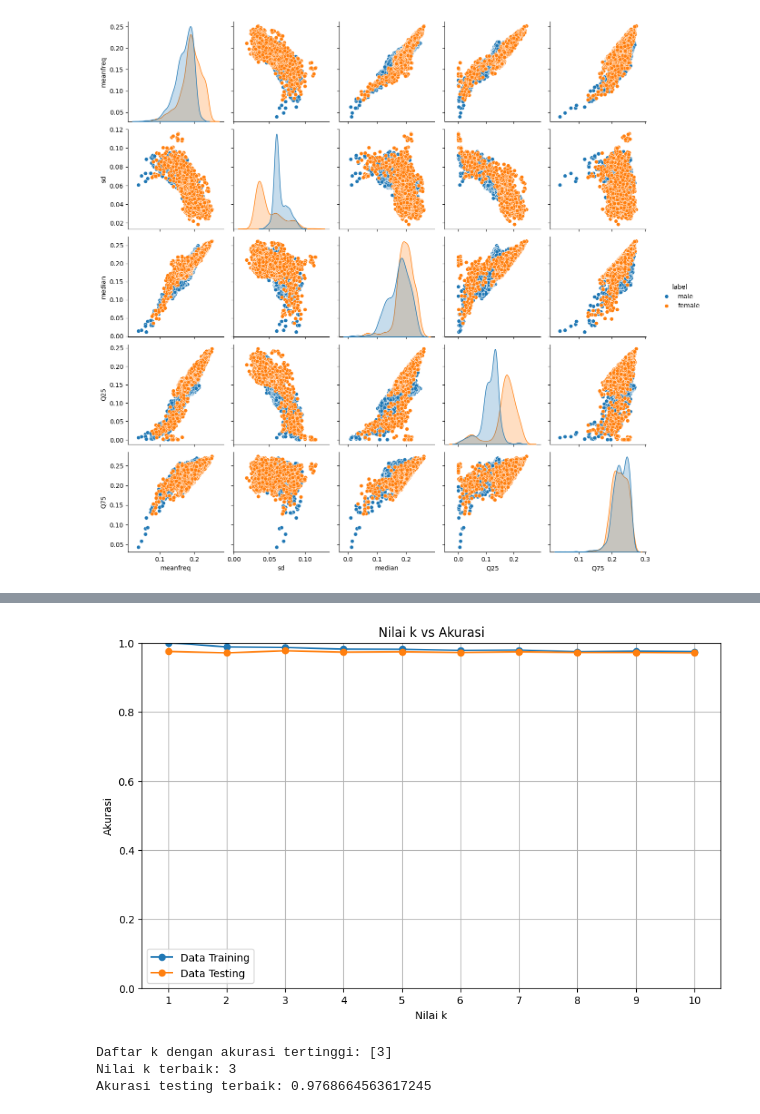
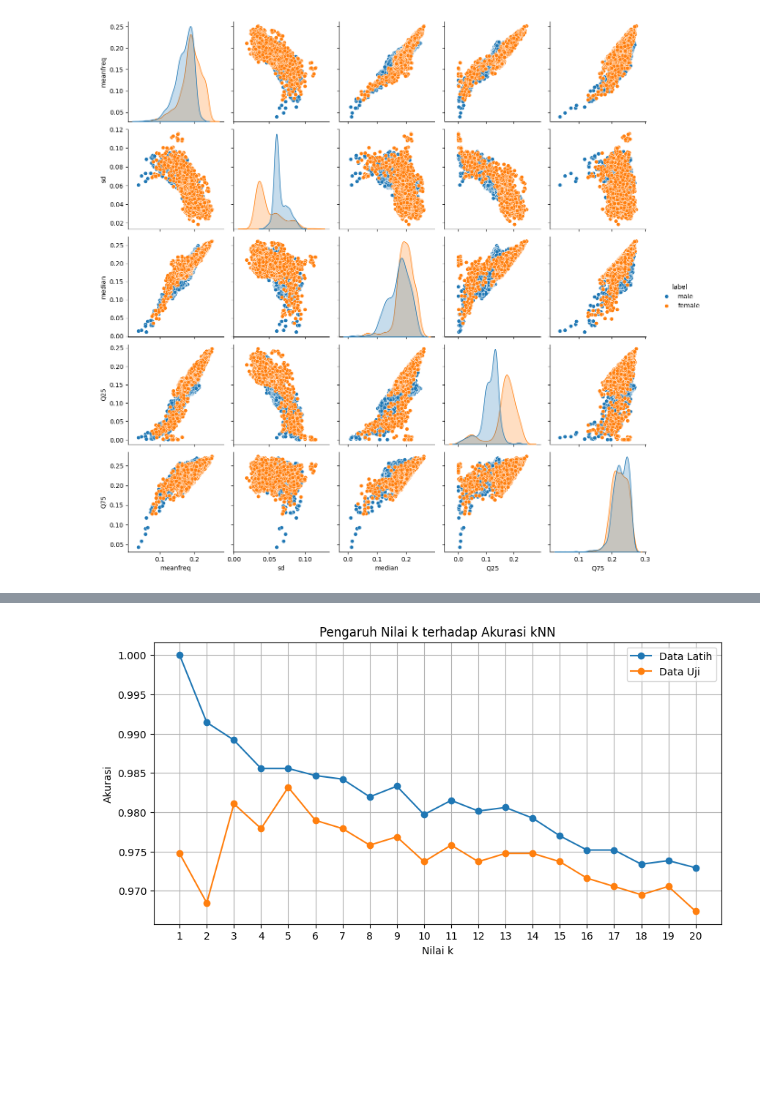
Before and after one commit to Adidtiasmara/pembelajaran-mesin, a Jupyter notebook: JS05/JS05-Tugas 01.ipynb, the cells around one changed output, grey strips where cells are left out. Cells and saved outputs as stored; diff of their text form; code cells hidden in the pictures; blank space fills up the shorter version.

```diff
--- a/JS05/JS05-Tugas 01.ipynb
+++ b/JS05/JS05-Tugas 01.ipynb
@@ -98,0 +105,5 @@ KNeighborsClassifier(n_neighbors=3)
+# %%
+scaler = StandardScaler()
+
+X_train_scaled = scaler.fit_transform(X_train)
+X_test_scaled = scaler.transform(X_test)
@@ -237,13 +204,8 @@ plt.show()
 # %%
-baris_terbaik = hasil_fitur.loc[
-    hasil_fitur['Akurasi'].idxmax()
-]
+baris_terbaik = hasil_fitur.loc[hasil_fitur['akurasi'].idxmax()]
+fitur_terbaik = baris_terbaik['fitur']
 
-nama_fitur_terbaik = baris_terbaik['Kombinasi fitur']
-fitur_terbaik = kombinasi_fitur[nama_fitur_terbaik]
-
-print('Kombinasi fitur terbaik:', nama_fitur_terbaik)
-print('Daftar fitur:', fitur_terbaik)
-print('Jumlah fitur:', len(fitur_terbaik))
-print('Akurasi:', baris_terbaik['Akurasi'])
+print('Jumlah fitur terbaik:', baris_terbaik['jumlah_fitur'])
+print('Akurasi:', baris_terbaik['akurasi'])
+print('Fitur terbaik:', fitur_terbaik)
 # %% [output]
@@ -305,47 +263,15 @@ Akurasi testing: [0.9747634069400631, 0.9705573080967402, 0.9768664563617245, 0.
 # %%
-plt.figure(figsize=(10, 6))
+plt.figure(figsize=(10, 5))
 
-plt.plot(
-    range(1, 11),
-    acc_train,
-    marker='o',
-    label='Data Training'
-)
+plt.plot(hasil_k['k'], hasil_k['akurasi_latih'], marker='o', label='Data Latih')
+plt.plot(hasil_k['k'], hasil_k['akurasi_uji'], marker='o', label='Data Uji')
 
-plt.plot(
-    range(1, 11),
-    acc_test,
-    marker='o',
-    label='Data Testing'
-)
-
-plt.title('Nilai k vs Akurasi')
+plt.title('Pengaruh Nilai k terhadap Akurasi kNN')
 plt.xlabel('Nilai k')
 plt.ylabel('Akurasi')
-plt.xticks(range(1, 11))
-plt.ylim(0, 1)
+plt.xticks(range(1, 21))
 plt.grid()
 plt.legend()
-
 plt.show()
 # %% [output]
-[figure, old version]
+[figure, new version]
-# %%
-akurasi_maksimal = max(acc_test)
-
-daftar_k_terbaik = [
-    k for k, akurasi in zip(range(1, 11), acc_test)
-    if akurasi == akurasi_maksimal
-]
-
-# Jika ada beberapa k dengan akurasi sama,
-# pilih nilai k terkecil
-k_terbaik = min(daftar_k_terbaik)
-
-print('Daftar k dengan akurasi tertinggi:', daftar_k_terbaik)
-print('Nilai k terbaik:', k_terbaik)
-print('Akurasi testing terbaik:', akurasi_maksimal)
-# %% [output]
-Daftar k dengan akurasi tertinggi: [3]
-Nilai k terbaik: 3
-Akurasi testing terbaik: 0.9768664563617245
```
Also changed, not shown: parts of 29 cells of this notebook.
